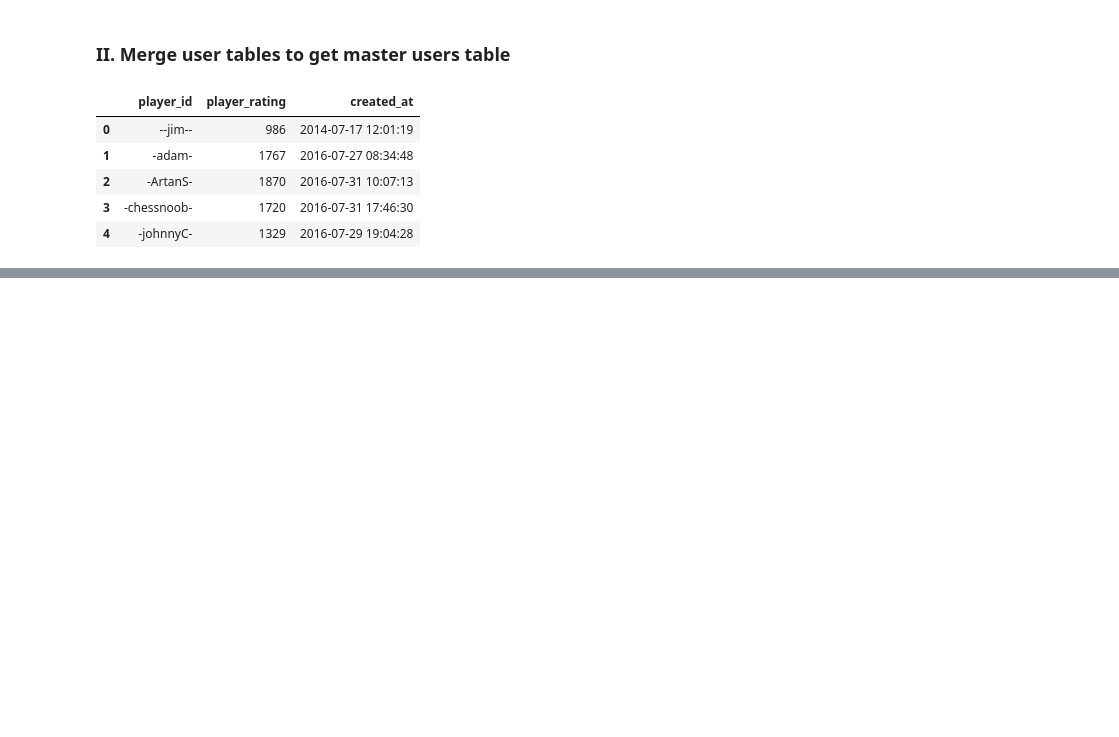
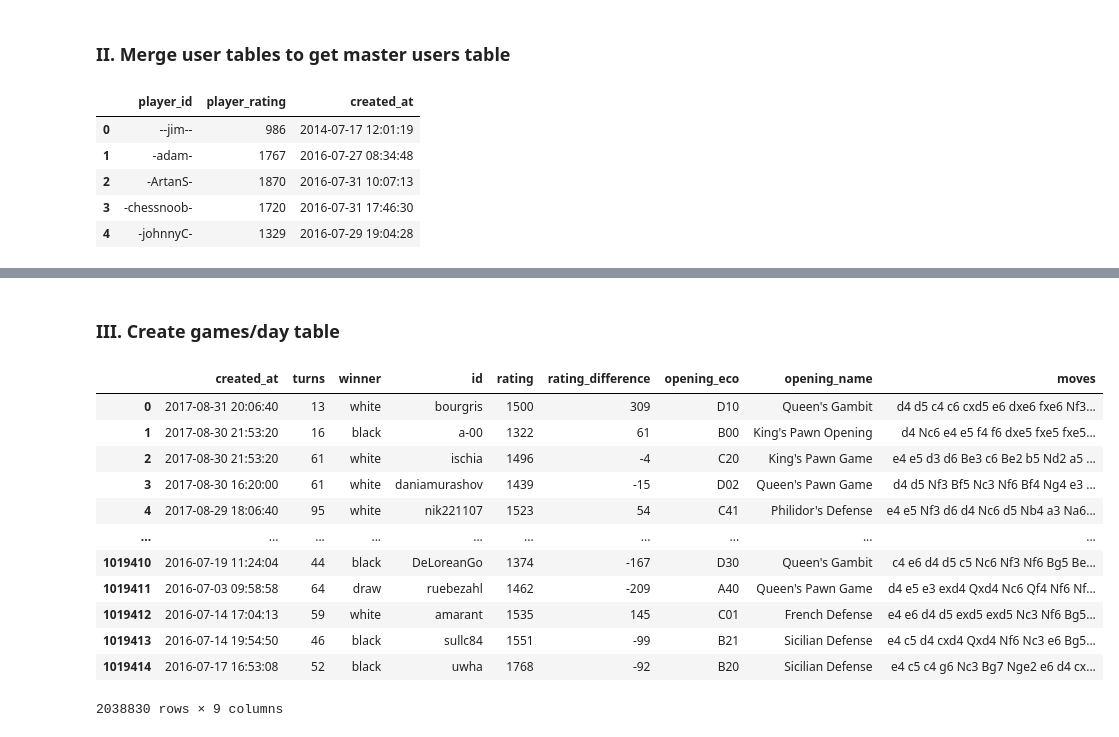
Before and after one commit to Nveatch/Chess_Games_Group_Analysis, a Jupyter notebook: preprocessing/SQL_to_tableau_preprocessing.ipynb, the cells around one changed output, grey strips where cells are left out. Cells and saved outputs as stored; diff of their text form; code cells hidden in the pictures; blank space fills up the shorter version.

Commit message:
tableau preprocessing and datasets

```diff
--- a/preprocessing/SQL_to_tableau_preprocessing.ipynb
+++ b/preprocessing/SQL_to_tableau_preprocessing.ipynb
@@ -73,21 +73,22 @@ black_title.head()
 | 3 | Amateur | (Class C) |
 | 4 | Amateur | (Class C) |
 # %%
-# Add title columns back to chess_df
-chess_df["player_titles"]=white_title[0]
-chess_df["player_titles2"]=black_title[0]
+# Add title columns to copy of chess_df
+chess_df_tableau=chess_df.copy()
+chess_df_tableau["player_titles"]=white_title[0]
+chess_df_tableau["player_titles2"]=black_title[0]
 # %%
 # Drop any rows where the players aren't the same title
-chess_df=chess_df.loc[chess_df["player_titles"]==chess_df["player_titles2"]]
+chess_df_tableau=chess_df_tableau.loc[chess_df_tableau["player_titles"]==chess_df_tableau["player_titles2"]]
 
 # Check length of chess_df
-len(chess_df)
+len(chess_df_tableau)
 # %% [output]
 858276
 # %%
 # Drop unneeded 2nd player title column
-chess_df=chess_df.drop("player_titles2",axis=1)
-chess_df.head()
+chess_df_tableau=chess_df_tableau.drop("player_titles2",axis=1)
+chess_df_tableau.head()
 # %% [output]
 |  | created_at | turns | winner | white_id | white_rating | black_id | black_rating | rating_difference | ... |
 | 1 | 2017-08-30 21:53:20 | 16 | black | a-00 | 1322 | skinnerua | 1261 | 61 | ... |
@@ -150,0 +152,28 @@ users_df.to_csv("../datasets/tableau/chess_users_tableau.csv")
+# %% [markdown]
+### III. Create games/day table
+# %%
+# Create 2 dataframes, 1 for each color
+chess_df_white=chess_df.drop(["black_id","black_rating"],axis=1)
+chess_df_black=chess_df.drop(["white_id","white_rating"],axis=1)
+
+# Rename columns before joining
+chess_df_white.rename(columns = {'white_id':'id', 'white_rating':'rating'}, inplace = True)
+chess_df_black.rename(columns = {'black_id':'id', 'black_rating':'rating'}, inplace = True)
+# %%
+# Concatenate dataframes
+chess_games_df=pd.concat([chess_df_white,chess_df_black])
+chess_games_df
+# %% [output]
+|  | created_at | turns | winner | id | rating | rating_difference | opening_eco | opening_name | moves |
+| 0 | 2017-08-31 20:06:40 | 13 | white | bourgris | 1500 | 309 | D10 | Queen's Gambit | d4 d5 c4 c6 cxd5 e6 dxe6 fxe6 Nf3... |
+| 1 | 2017-08-30 21:53:20 | 16 | black | a-00 | 1322 | 61 | B00 | King's Pawn Opening | d4 Nc6 e4 e5 f4 f6 dxe5 fxe5 fxe5... |
+| 2 | 2017-08-30 21:53:20 | 61 | white | ischia | 1496 | -4 | C20 | King's Pawn Game | e4 e5 d3 d6 Be3 c6 Be2 b5 Nd2 a5 ... |
+| 3 | 2017-08-30 16:20:00 | 61 | white | daniamurashov | 1439 | -15 | D02 | Queen's Pawn Game | d4 d5 Nf3 Bf5 Nc3 Nf6 Bf4 Ng4 e3 ... |
+| 4 | 2017-08-29 18:06:40 | 95 | white | nik221107 | 1523 | 54 | C41 | Philidor's Defense | e4 e5 Nf3 d6 d4 Nc6 d5 Nb4 a3 Na6... |
+| ... | ... | ... | ... | ... | ... | ... | ... | ... | ... |
+| 1019410 | 2016-07-19 11:24:04 | 44 | black | DeLoreanGo | 1374 | -167 | D30 | Queen's Gambit | c4 e6 d4 d5 c5 Nc6 Nf3 Nf6 Bg5 Be... |
+| 1019411 | 2016-07-03 09:58:58 | 64 | draw | ruebezahl | 1462 | -209 | A40 | Queen's Pawn Game | d4 e5 e3 exd4 Qxd4 Nc6 Qf4 Nf6 Nf... |
+| 1019412 | 2016-07-14 17:04:13 | 59 | white | amarant | 1535 | 145 | C01 | French Defense | e4 e6 d4 d5 exd5 exd5 Nc3 Nf6 Bg5... |
+| 1019413 | 2016-07-14 19:54:50 | 46 | black | sullc84 | 1551 | -99 | B21 | Sicilian Defense | e4 c5 d4 cxd4 Qxd4 Nf6 Nc3 e6 Bg5... |
+| 1019414 | 2016-07-17 16:53:08 | 52 | black | uwha | 1768 | -92 | B20 | Sicilian Defense | e4 c5 c4 g6 Nc3 Bg7 Nge2 e6 d4 cx... |
+2038830 rows × 9 columns
```
Also changed, not shown: parts of 15 cells of this notebook, 2 other files.
